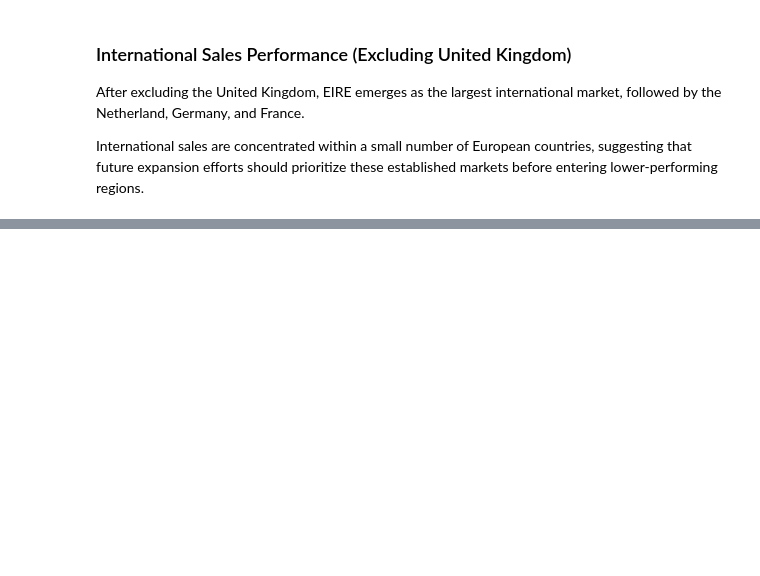
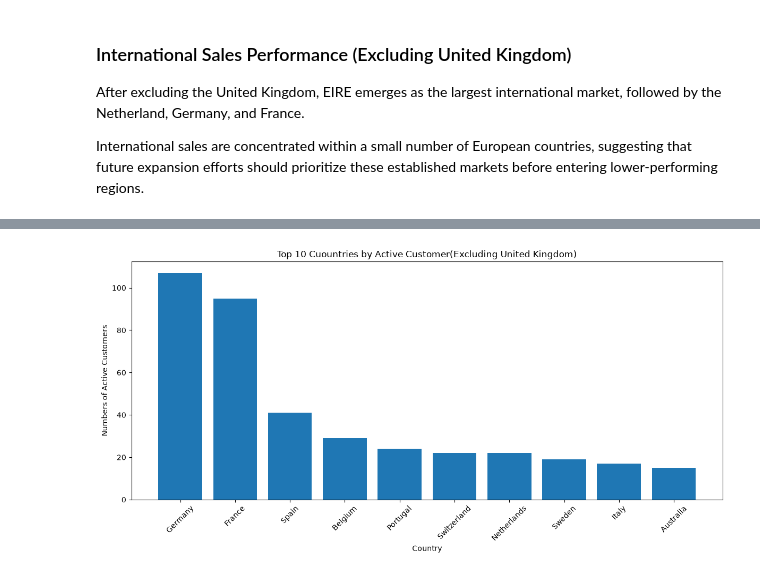
Before and after one commit to yoonjusong-analytics/ecommerce--customer-sales-analysis, a Jupyter notebook: notebook/03_exploratory_data_analysis.ipynb, the cells around one changed output, grey strips where cells are left out. Saved outputs shown, nothing was run; the diff lists cells and outputs as text; code cells hidden in the pictures; blank space fills up the shorter version.

```diff
--- a/notebook/03_exploratory_data_analysis.ipynb
+++ b/notebook/03_exploratory_data_analysis.ipynb
@@ -790,0 +848,31 @@ International sales are concentrated within a small number of European countries
+# %%
+# 4-2-4 Top 10 Countries with the Most Active Customers (Excluding UK)
+
+country_customers_no_uk = (
+    country_customers[
+        country_customers["Country"]!= "United Kingdom"
+    ]
+    .head(10)
+)
+# %%
+# 4-2-4 Top 10 Countries with the Most Active Customers (Excluding UK)
+
+plt.figure(figsize=(12,6))
+
+plt.bar(
+    country_customers_no_uk["Country"],
+    country_customers_no_uk["Active Customers"]
+)
+
+plt.title("Top 10 Cuountries by Active Customer(Excluding United Kingdom)")
+
+plt.xlabel("Country")
+plt.ylabel("Numbers of Active Customers")
+
+plt.xticks(rotation=45)
+
+plt.tight_layout()
+
+plt.show()
+# %% [output]
+[figure, added]
```
Also changed, not shown: parts of 31 cells of this notebook.
